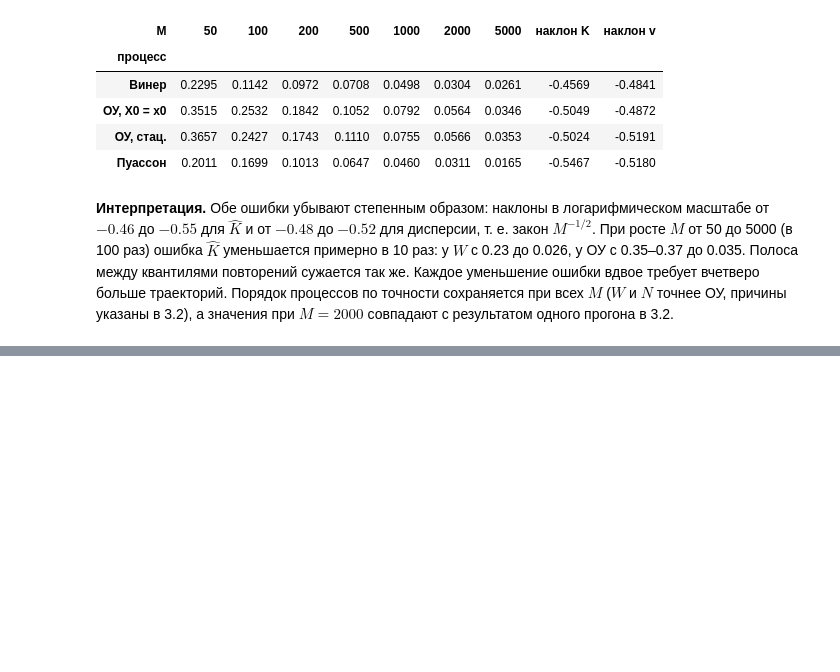
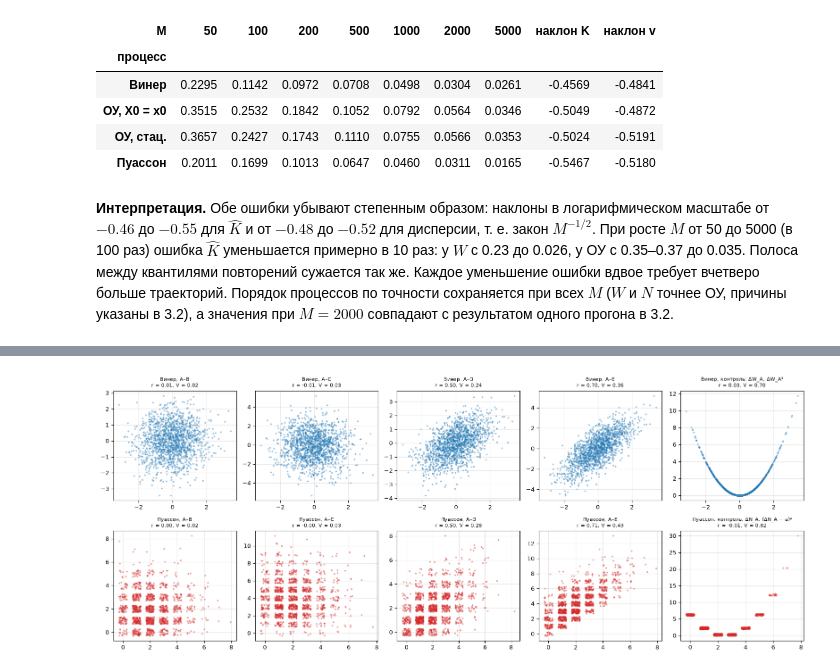
Before and after one commit to paulhowever/vr, a Jupyter notebook: lab1.ipynb, the cells around one changed output, grey strips where cells are left out. Drawn from its saved outputs; the diff is of its cells as text; code cells hidden in the pictures; blank space fills up the shorter version.

```diff
--- a/lab1.ipynb
+++ b/lab1.ipynb
@@ -405,0 +555,45 @@ table
+# %%
+rows, scatter = [], {}
+for name, p in INC_PROC.items():
+    inc = INC[name]
+    pairs = [(f"{a}–{b}", inc[a], inc[b], INTERVALS[a], INTERVALS[b]) for a, b in PAIRS]
+    if name == "Винер":
+        pairs.append(("контроль: ΔW_A, ΔW_A²", inc["A"], inc["A"] ** 2, None, None))
+    else:
+        a0 = LAM * length(INTERVALS["A"]) + 0.5
+        pairs.append(("контроль: ΔN_A, (ΔN_A − a)²", inc["A"], (inc["A"] - a0) ** 2, None, None))
+    for label, x, y, I, J in pairs:
+        r, r_sq, pval, V = dependence(x, y)
+        rho = 0.0 if I is None else overlap(I, J) / np.sqrt(length(I) * length(J))
+        rows.append(
+            {
+                "процесс": name,
+                "пара": label,
+                "|I∩J|": np.nan if I is None else overlap(I, J),
+                "ρ теор.": rho,
+                "r": r,
+                "r₂ теор. (гаусс)": rho**2 if (name == "Винер" and I is not None) else np.nan,
+                "r₂": r_sq,
+                "χ² p": pval,
+                "Крамер V": V,
+                "независимы (теория)": "да" if (I is not None and overlap(I, J) == 0) else "нет",
+            }
+        )
+        scatter[(name, label)] = (x, y)
+DEP_TABLE = pd.DataFrame(rows).set_index(["процесс", "пара"])
+display(DEP_TABLE)
+
+fig, axes = plt.subplots(2, 5, figsize=(16, 6.4))
+jit = np.random.default_rng([SEED, 5])
+for ax, ((name, label), (x, y)) in zip(axes.ravel(), scatter.items()):
+    n_pts = 1500
+    xs, ys = x[:n_pts], y[:n_pts]
+    if name == "Пуассон":
+        xs = xs + jit.uniform(-0.3, 0.3, n_pts)
+        ys = ys + jit.uniform(-0.3, 0.3, n_pts)
+    ax.scatter(xs, ys, s=3, alpha=0.35, color=COLORS[name])
+    row = DEP_TABLE.loc[(name, label)]
+    ax.set_title(f"{name}, {label}\nr = {row['r']:.2f}, V = {row['Крамер V']:.2f}", fontsize=8)
+fig.tight_layout()
+plt.show()
+# %% [output]
@@ -405,0 +612 @@ table
+[figure, added]
```
Also changed, not shown: parts of 11 cells of this notebook.
